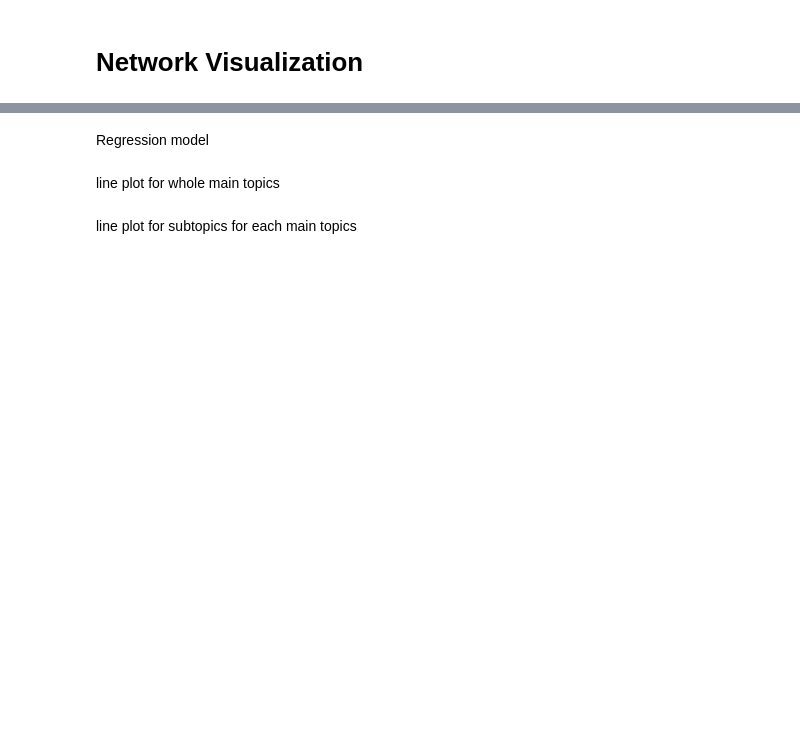
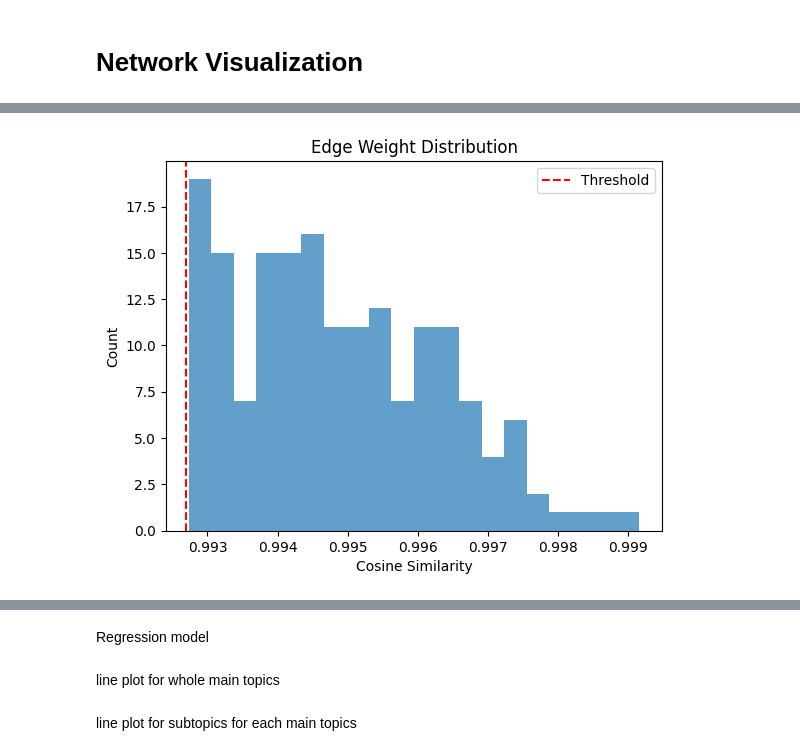
Before and after one commit to Rainman4301/LLM_NetworkMoel_MentalHealth, a Jupyter notebook: data_network.ipynb, the cells around one changed output, grey strips where cells are left out. Drawn from its saved outputs; the diff is of its cells as text; code cells hidden in the pictures; blank space fills up the shorter version.

```diff
--- a/data_network.ipynb
+++ b/data_network.ipynb
@@ -318,0 +495,92 @@ G = network_vis(platform, labels, custom_names_dict, sim_threshold=0.9915)
+# %%
+import networkx as nx
+import numpy as np
+from collections import Counter, defaultdict
+from sklearn.metrics import normalized_mutual_info_score
+import matplotlib.pyplot as plt
+
+# Optional community detection
+try:
+    import community as community_louvain
+except ImportError:
+    community_louvain = None
+
+
+def evaluate_network(G, sim_matrix, all_subtopics, sim_threshold=0.9):
+    results = {}
+
+    # --- 1. Clustering Coefficient ---
+    results["avg_clustering"] = nx.average_clustering(G, weight="weight")
+
+    # --- 2. Modularity (if community_louvain available) ---
+    if community_louvain:
+        partition = community_louvain.best_partition(G, weight="weight")
+        modularity = community_louvain.modularity(partition, G, weight="weight")
+        results["modularity"] = modularity
+    else:
+        results["modularity"] = None
+
+    # --- 3. Centrality Measures ---
+    degree_centrality = nx.degree_centrality(G)
+    betweenness_centrality = nx.betweenness_centrality(G, weight="weight", normalized=True)
+
+    results["degree_centrality"] = {
+        "mean": np.mean(list(degree_centrality.values())),
+        "max": max(degree_centrality.values(), default=0)
+    }
+    results["betweenness_centrality"] = {
+        "mean": np.mean(list(betweenness_centrality.values())),
+        "max": max(betweenness_centrality.values(), default=0)
+    }
+
+    # --- 4. Edge weight distribution and Z-scores ---
+    edge_weights = [d["weight"] for _, _, d in G.edges(data=True)]
+    if edge_weights:
+        mean_w, std_w = np.mean(edge_weights), np.std(edge_weights)
+        z_scores = [(w - mean_w) / (std_w + 1e-6) for w in edge_weights]
+
+        results["edge_weights"] = {
+            "mean": mean_w,
+            "std": std_w,
+            "min": min(edge_weights),
+            "max": max(edge_weights)
+        }
+        results["z_score_range"] = (min(z_scores), max(z_scores))
+
+        # Optional plot
+        plt.hist(edge_weights, bins=20, alpha=0.7)
+        plt.axvline(sim_threshold, color="red", linestyle="--", label="Threshold")
+        plt.title("Edge Weight Distribution")
+        plt.xlabel("Cosine Similarity")
+        plt.ylabel("Count")
+        plt.legend()
+        plt.show()
+    else:
+        results["edge_weights"] = {}
+        results["z_score_range"] = (None, None)
+
+    # --- 5. Coverage (nodes with at least one edge / total nodes) ---
+    covered_nodes = [n for n, d in G.degree() if d > 0]
+    results["coverage"] = len(covered_nodes) / G.number_of_nodes()
+
+    # --- 6. Label Purity (edges within same label vs across labels) ---
+    intra_edges, inter_edges = 0, 0
+    for u, v in G.edges():
+        if G.nodes[u]["label"] == G.nodes[v]["label"]:
+            intra_edges += 1
+        else:
+            inter_edges += 1
+    total_edges = intra_edges + inter_edges
+    if total_edges > 0:
+        results["label_purity"] = intra_edges / total_edges
+    else:
+        results["label_purity"] = None
+
+    return results
+
+
+results = evaluate_network(G, sim_matrix, embeddings, sim_threshold=sim_threshold)
+for k, v in results.items():
+    print(f"{k}: {v}")
+# %% [output]
+[figure, added]
```
Also changed, not shown: parts of 10 cells of this notebook, 6 other files.
